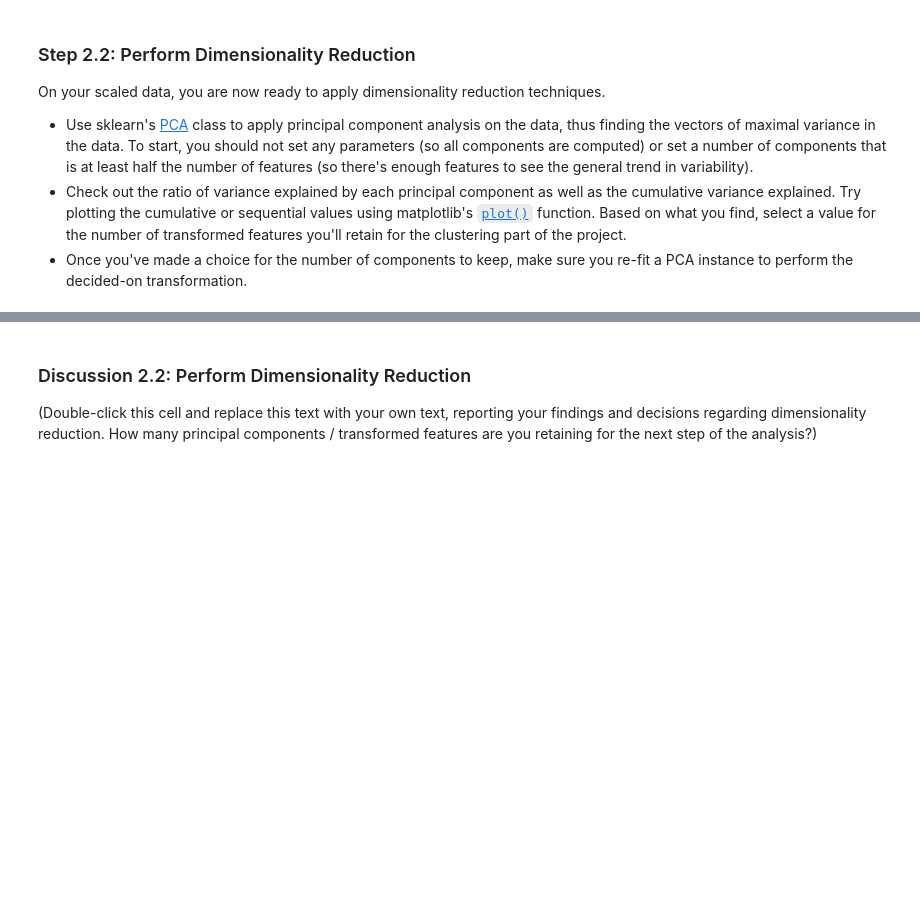
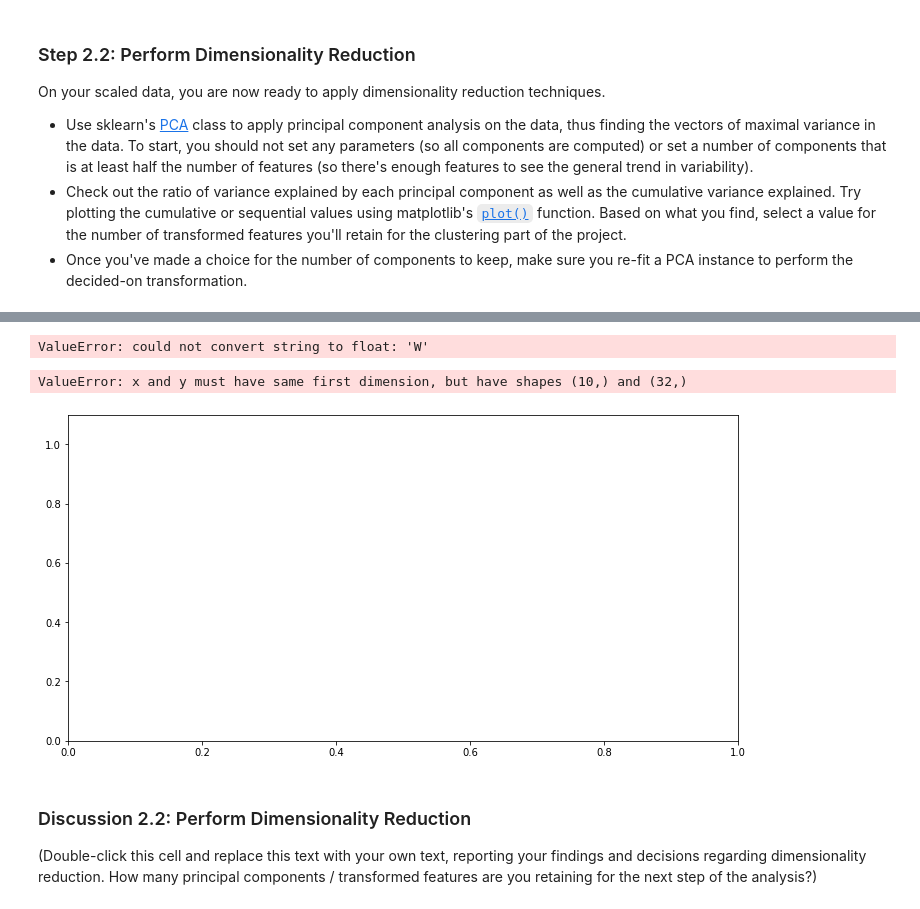
Before and after one commit to jmnickerson05/udacity_identify_customer_segments, a Jupyter notebook: Identify_Customer_Segments.ipynb, the cells around one changed output, grey strips where cells are left out. Drawn from its saved outputs; the diff is of its cells as text; code cells hidden in the pictures; blank space fills up the shorter version.

```diff
--- a/Identify_Customer_Segments.ipynb
+++ b/Identify_Customer_Segments.ipynb
@@ -212,5 +218,5 @@ Wall time: 316 ms
 # engineering tasks such as re-encoding and imputation later.)
 
 # Rule of thumb is more than 20% of missing data can throw off analysis
-df.drop(perc_missing_after[perc_missing_after > 20].index.tolist(), axis=1, inplace=True)
+azdias.drop(perc_missing_after[perc_missing_after > 20].index.tolist(), axis=1, inplace=True)
 # %% [output]
@@ -325,7 +331,7 @@ print(feat_info.type.value_counts())
 #UPDATING DATA TYPES
 for col in feat_info[feat_info.type == 'categorical'].attribute.tolist():
     try:
-        df[col] = df[col].astype('category')
+        azdias[col] = azdias[col].astype('category')
     except KeyError:
         #IGNORE PREVIOUSLY DROPPED COLUMNS
         print(f'Ignoring {col}')
@@ -602,3 +603,49 @@ On your scaled data, you are now ready to apply dimensionality reduction techniq
+# %%
+%%time
+# Source -- https://365datascience.com/pca-k-means/
+from sklearn.decomposition import PCA
+
+cust_df = clean_data(azdias)
+cust_df = cust_df.dropna()
+# cust_df = cust_df._to_pandas()
+pca = PCA().fit(cust_df)
+ccv
+plt.figure(figsize = (10,8))
+plt.plot(range(1,8), pca.explained_variance_ratio_.cumsum(), marker = 'o', linestyle = '--')
+# %% [output]
+ValueError: could not convert string to float: 'W'
+# %%
+# Apply PCA to the data.
+from sklearn.decomposition import PCA
+
+cust_df = cust_df.dropna()
+# cust_df = cust_df._to_pandas()
+pca = PCA().fit(cust_df)
+
+%matplotlib inline
+import matplotlib.pyplot as plt
+plt.rcParams["figure.figsize"] = (12,6)
+
+fig, ax = plt.subplots()
+xi = np.arange(1, 11, step=1)
+y = np.cumsum(pca.explained_variance_ratio_)
+
+plt.ylim(0.0,1.1)
+plt.plot(xi, y, marker='o', linestyle='--', color='b')
+
+plt.xlabel('Number of Components')
+plt.xticks(np.arange(0, 11, step=1)) #change from 0-based array index to 1-based human-readable label
+plt.ylabel('Cumulative variance (%)')
+plt.title('The number of components needed to explain variance')
+
+plt.axhline(y=0.95, color='r', linestyle='-')
+plt.text(0.5, 0.85, '95% cut-off threshold', color = 'red', fontsize=16)
+
+ax.grid(axis='x')
+plt.show()
+# %% [output]
+ValueError: x and y must have same first dimension, but have shapes (10,) and (32,)
+[figure, added]
 # %%
 # Investigate the variance accounted for by each principal component.
 # %%
```
Also changed, not shown: parts of 30 cells of this notebook, 1 other file.
